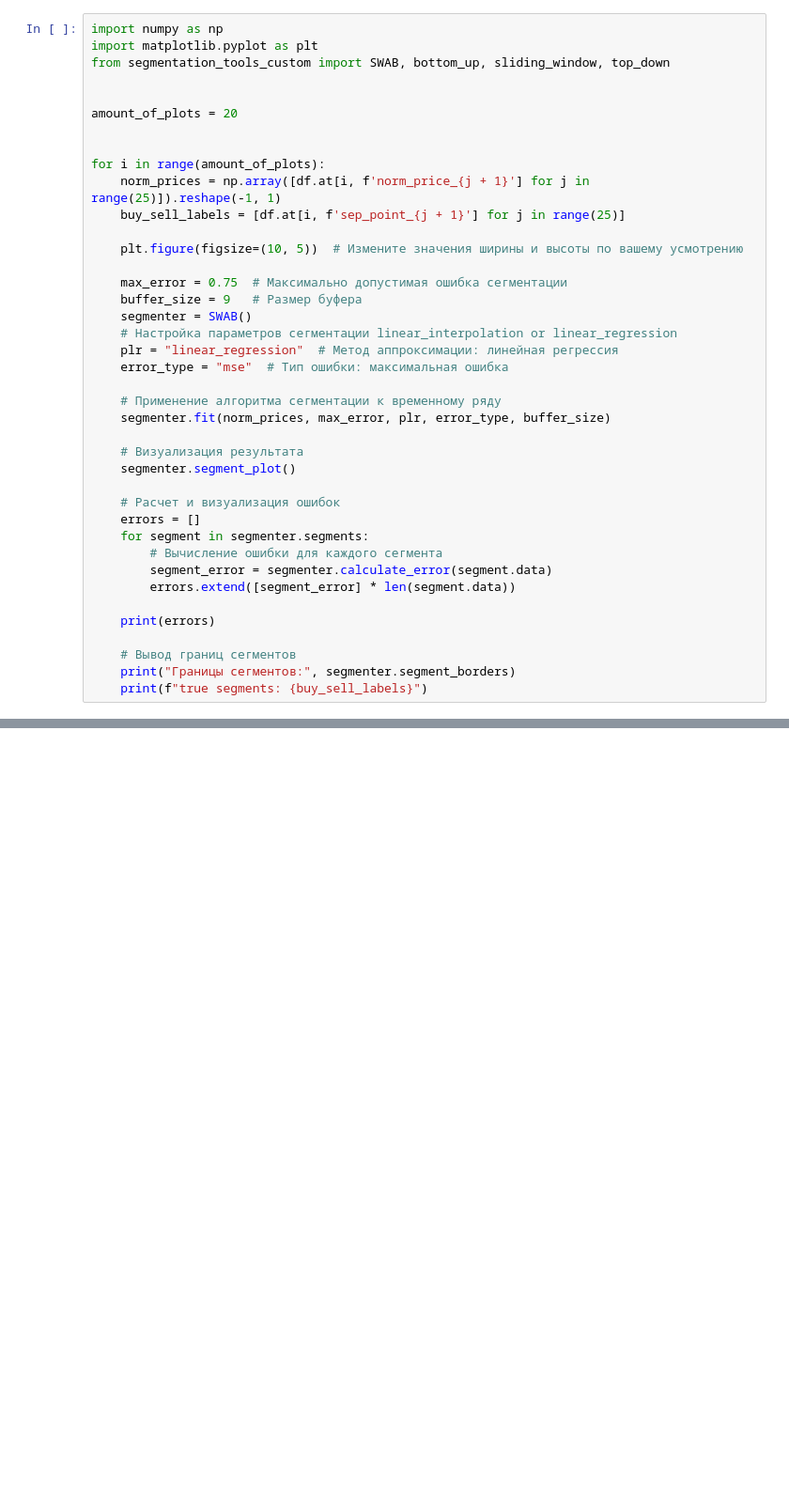
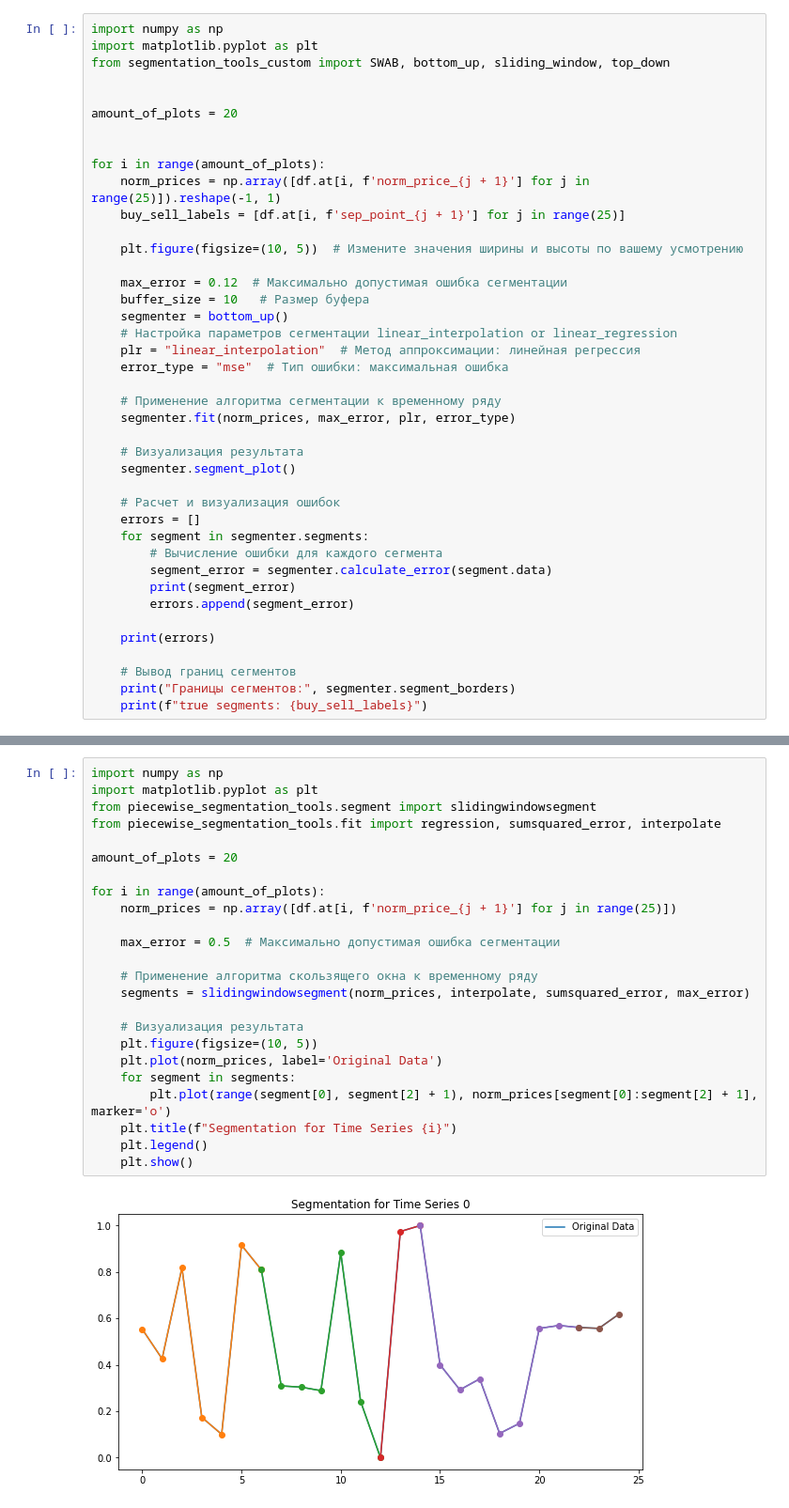
Before and after one commit to dr11m/segmentation_tools, a Jupyter notebook: my_data_test.ipynb, the cells around one changed output, grey strips where cells are left out. Shown: that part at 94% size. Cells and saved outputs as stored; diff of their text form; blank space fills up the shorter version.

```diff
--- a/my_data_test.ipynb
+++ b/my_data_test.ipynb
@@ -18,15 +19,15 @@ for i in range(amount_of_plots):
 
     plt.figure(figsize=(10, 5))  # Измените значения ширины и высоты по вашему усмотрению
 
-    max_error = 0.75  # Максимально допустимая ошибка сегментации
-    buffer_size = 9   # Размер буфера
-    segmenter = SWAB()
+    max_error = 0.12  # Максимально допустимая ошибка сегментации
+    buffer_size = 10   # Размер буфера
+    segmenter = bottom_up()
     # Настройка параметров сегментации linear_interpolation or linear_regression
-    plr = "linear_regression"  # Метод аппроксимации: линейная регрессия
+    plr = "linear_interpolation"  # Метод аппроксимации: линейная регрессия
     error_type = "mse"  # Тип ошибки: максимальная ошибка
 
     # Применение алгоритма сегментации к временному ряду
-    segmenter.fit(norm_prices, max_error, plr, error_type, buffer_size)
+    segmenter.fit(norm_prices, max_error, plr, error_type)
 
     # Визуализация результата
     segmenter.segment_plot()
@@ -36,7 +37,8 @@ for i in range(amount_of_plots):
     for segment in segmenter.segments:
         # Вычисление ошибки для каждого сегмента
         segment_error = segmenter.calculate_error(segment.data)
-        errors.extend([segment_error] * len(segment.data))
+        print(segment_error)
+        errors.append(segment_error)
 
     print(errors)
 
@@ -81,0 +107,26 @@ merge cosrt: [0.63310185 0.79050926 0.27199074]
+# %%
+import numpy as np
+import matplotlib.pyplot as plt
+from piecewise_segmentation_tools.segment import slidingwindowsegment
+from piecewise_segmentation_tools.fit import regression, sumsquared_error, interpolate
+
+amount_of_plots = 20
+
+for i in range(amount_of_plots):
+    norm_prices = np.array([df.at[i, f'norm_price_{j + 1}'] for j in range(25)])
+
+    max_error = 0.5  # Максимально допустимая ошибка сегментации
+
+    # Применение алгоритма скользящего окна к временному ряду
+    segments = slidingwindowsegment(norm_prices, interpolate, sumsquared_error, max_error)
+
+    # Визуализация результата
+    plt.figure(figsize=(10, 5))
+    plt.plot(norm_prices, label='Original Data')
+    for segment in segments:
+        plt.plot(range(segment[0], segment[2] + 1), norm_prices[segment[0]:segment[2] + 1], marker='o')
+    plt.title(f"Segmentation for Time Series {i}")
+    plt.legend()
+    plt.show()
+# %% [output]
+[figure, added]
```
Also changed, not shown: parts of 7 cells of this notebook, 4 other files.
